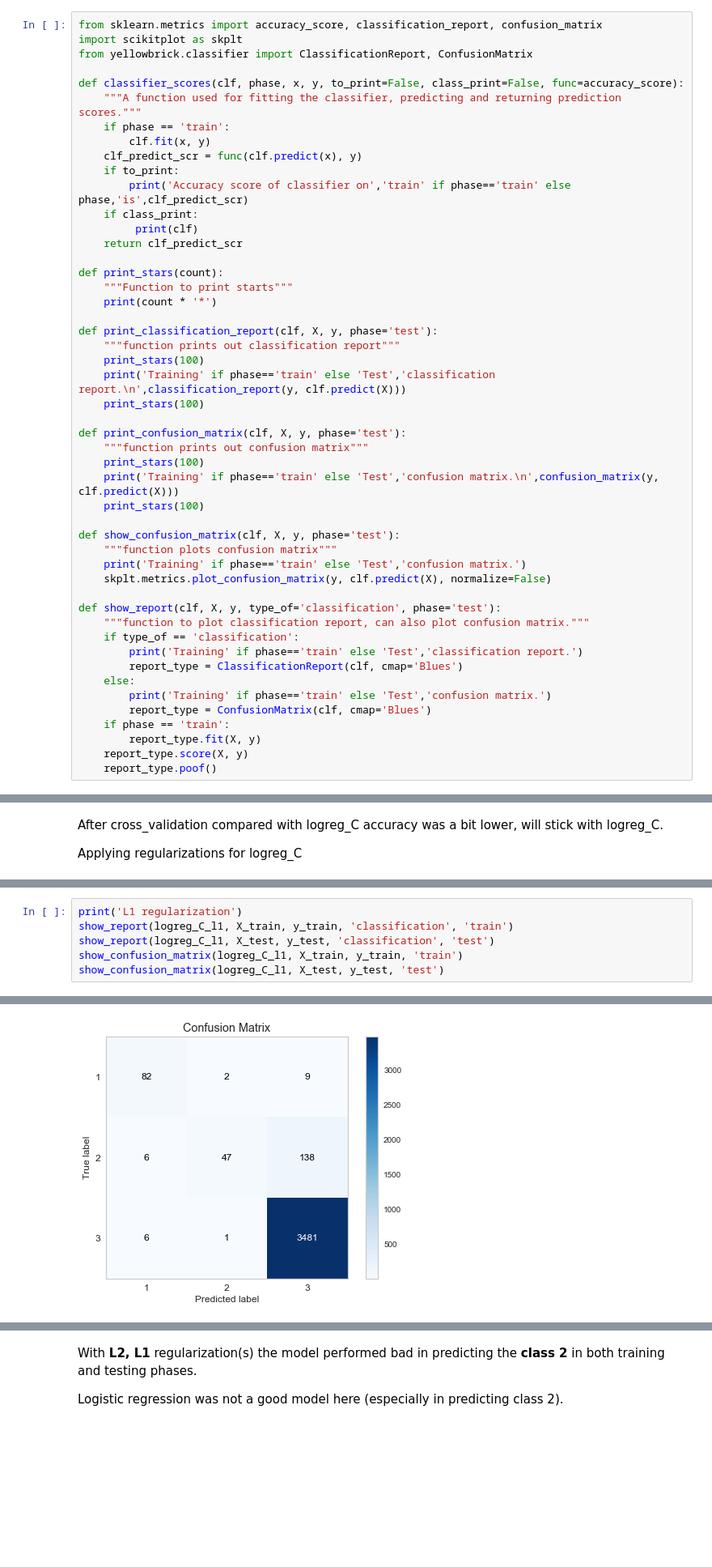
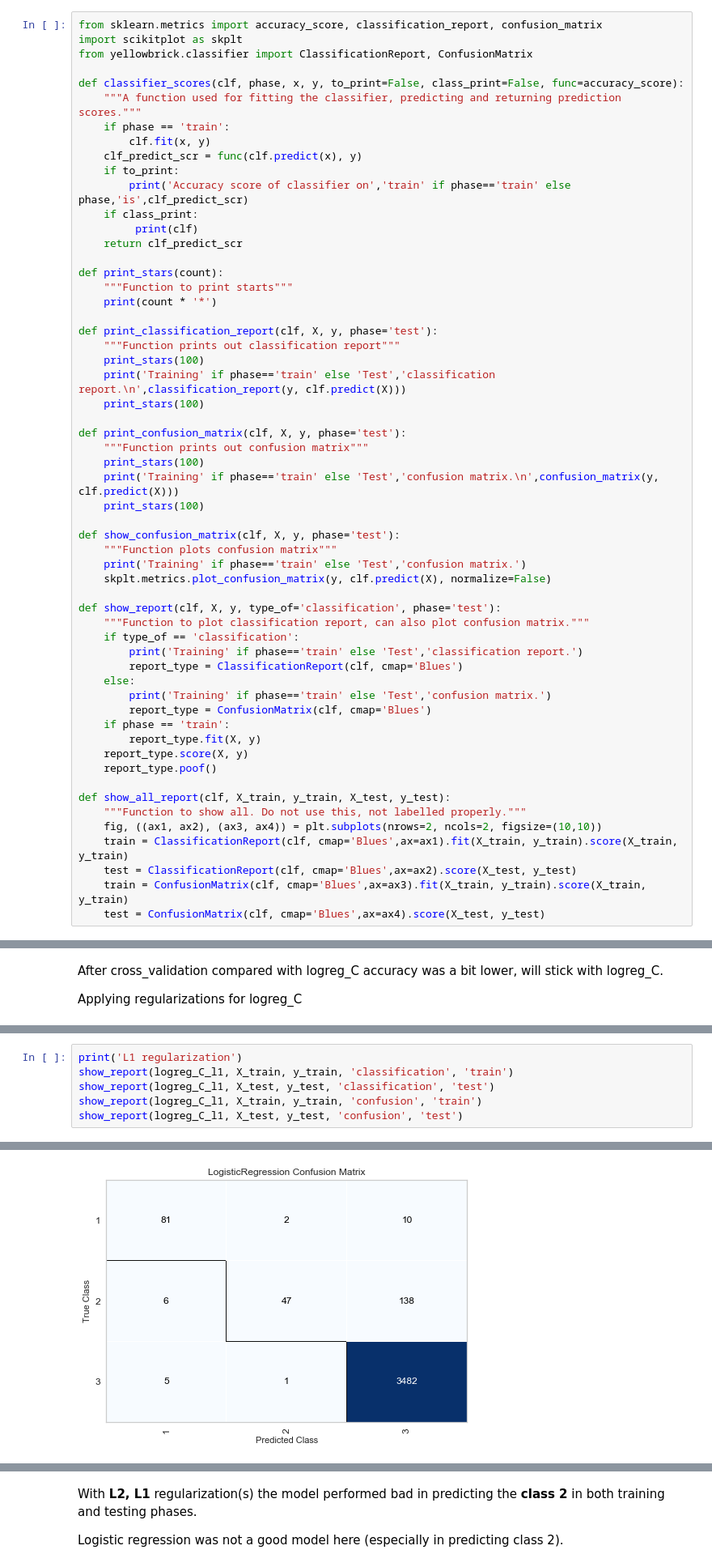
Before and after one commit to rahul7a/thyroid-classification, a Jupyter notebook: MachineLearning/ModelingAndMachineLearning.ipynb, the cells around one changed output, grey strips where cells are left out. Shown at 81% size. Saved outputs shown, nothing was run; the diff lists cells and outputs as text; blank space fills up the shorter version.

Commit message:
redesigned the confusion matrix.

```diff
--- a/MachineLearning/ModelingAndMachineLearning.ipynb
+++ b/MachineLearning/ModelingAndMachineLearning.ipynb
@@ -64,24 +64,24 @@ def print_stars(count):
     print(count * '*')
 
 def print_classification_report(clf, X, y, phase='test'):
-    """function prints out classification report"""
+    """Function prints out classification report"""
     print_stars(100)
     print('Training' if phase=='train' else 'Test','classification report.\n',classification_report(y, clf.predict(X)))
     print_stars(100)
 
 def print_confusion_matrix(clf, X, y, phase='test'):
-    """function prints out confusion matrix"""
+    """Function prints out confusion matrix"""
     print_stars(100)
     print('Training' if phase=='train' else 'Test','confusion matrix.\n',confusion_matrix(y, clf.predict(X)))
     print_stars(100)
 
 def show_confusion_matrix(clf, X, y, phase='test'):
-    """function plots confusion matrix"""
+    """Function plots confusion matrix"""
     print('Training' if phase=='train' else 'Test','confusion matrix.')
     skplt.metrics.plot_confusion_matrix(y, clf.predict(X), normalize=False)
 
 def show_report(clf, X, y, type_of='classification', phase='test'):
-    """function to plot classification report, can also plot confusion matrix."""
+    """Function to plot classification report, can also plot confusion matrix."""
     if type_of == 'classification':
         print('Training' if phase=='train' else 'Test','classification report.')
         report_type = ClassificationReport(clf, cmap='Blues')
@@ -92,6 +92,14 @@ def show_report(clf, X, y, type_of='classification', phase='test'):
         report_type.fit(X, y)
     report_type.score(X, y)
     report_type.poof()
+
+def show_all_report(clf, X_train, y_train, X_test, y_test):
+    """Function to show all. Do not use this, not labelled properly."""
+    fig, ((ax1, ax2), (ax3, ax4)) = plt.subplots(nrows=2, ncols=2, figsize=(10,10))
+    train = ClassificationReport(clf, cmap='Blues',ax=ax1).fit(X_train, y_train).score(X_train, y_train)
+    test = ClassificationReport(clf, cmap='Blues',ax=ax2).score(X_test, y_test)
+    train = ConfusionMatrix(clf, cmap='Blues',ax=ax3).fit(X_train, y_train).score(X_train, y_train)
+    test = ConfusionMatrix(clf, cmap='Blues',ax=ax4).score(X_test, y_test)
 # %%
 from sklearn.linear_model import LogisticRegression
 from sklearn import metrics
@@ -213,8 +216,8 @@ Accuracy score of classifier on test is 0.949533255543
 print('L1 regularization')
 show_report(logreg_C_l1, X_train, y_train, 'classification', 'train')
 show_report(logreg_C_l1, X_test, y_test, 'classification', 'test')
-show_confusion_matrix(logreg_C_l1, X_train, y_train, 'train')
-show_confusion_matrix(logreg_C_l1, X_test, y_test, 'test')
+show_report(logreg_C_l1, X_train, y_train, 'confusion', 'train')
+show_report(logreg_C_l1, X_test, y_test, 'confusion', 'test')
 # %% [output]
 L1 regularization
 Training classification report.
@@ -226 +228 @@ Test confusion matrix.
-[figure, old version]
+[figure, new version]
```
Also changed, not shown: parts of 18 cells of this notebook.
